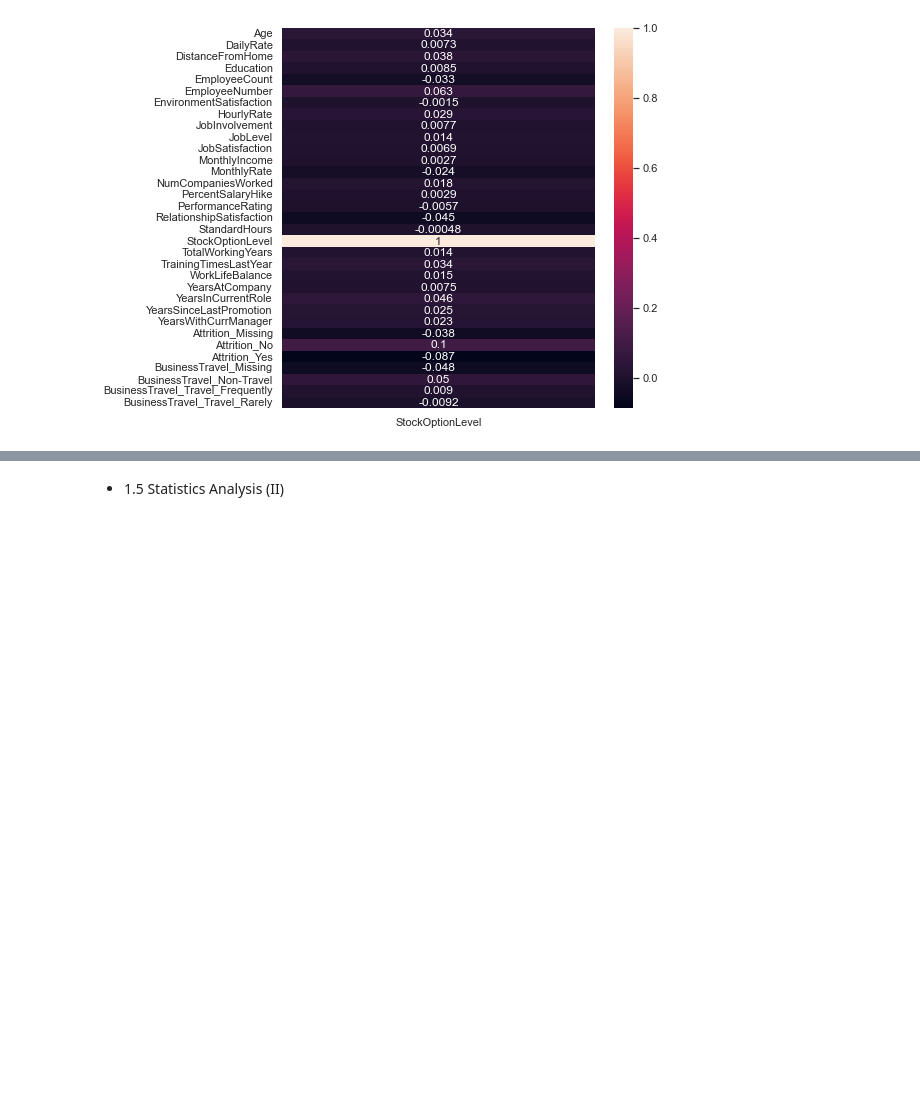
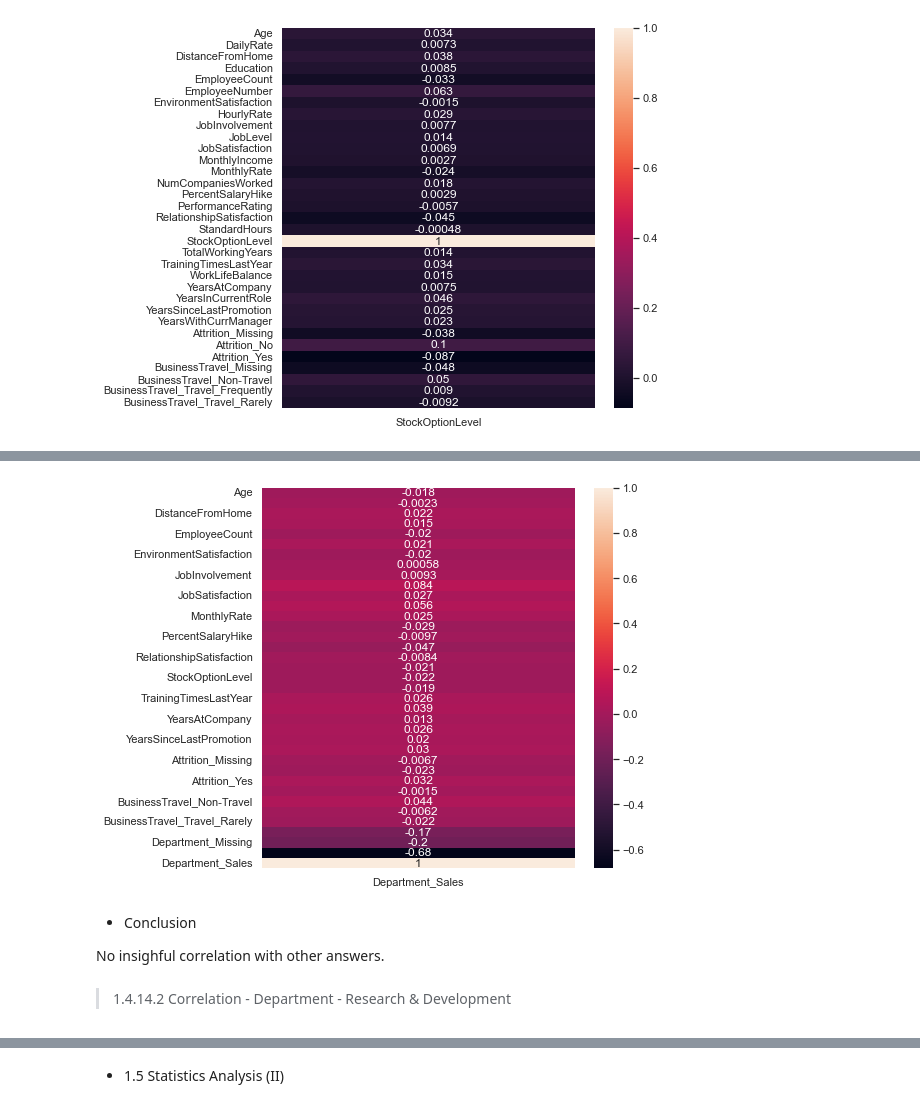
Before and after one commit to EduardoJMatosRomero/MLDPSTCA2, a Jupyter notebook: EduardoJMatosRomero_sba23298_Lvl8_CA2.ipynb, the cells around one changed output, grey strips where cells are left out. Cells and saved outputs as stored; diff of their text form; code cells hidden in the pictures; blank space fills up the shorter version.

```diff
--- a/EduardoJMatosRomero_sba23298_Lvl8_CA2.ipynb
+++ b/EduardoJMatosRomero_sba23298_Lvl8_CA2.ipynb
@@ -927,0 +1359,8 @@ Further analysis will therefore be undertaken to provide more information on how
+# %%
+df3 = pd.get_dummies(df3, columns=['Department'])
+correlation_matrix = df3.corr()
+
+correlation_with_research_director = correlation_matrix["Department_Sales"]
+sorted_correlation = correlation_with_research_director.sort_values(ascending=True)
+top_10_features = sorted_correlation[1:11]
+top_10_features
@@ -927,0 +1396,12 @@ Further analysis will therefore be undertaken to provide more information on how
+# %%
+plt.figure(figsize=(7,7))
+sns.heatmap(df3.corr()[["Department_Sales"]], annot=True)
+plt.show()
+# %% [output]
+[figure, added]
+# %% [markdown]
+- Conclusion
+
+No insighful correlation with other answers.
+# %% [markdown]
+> 1.4.14.2 Correlation - Department - Research & Development
```
Also changed, not shown: parts of 77 cells of this notebook.
